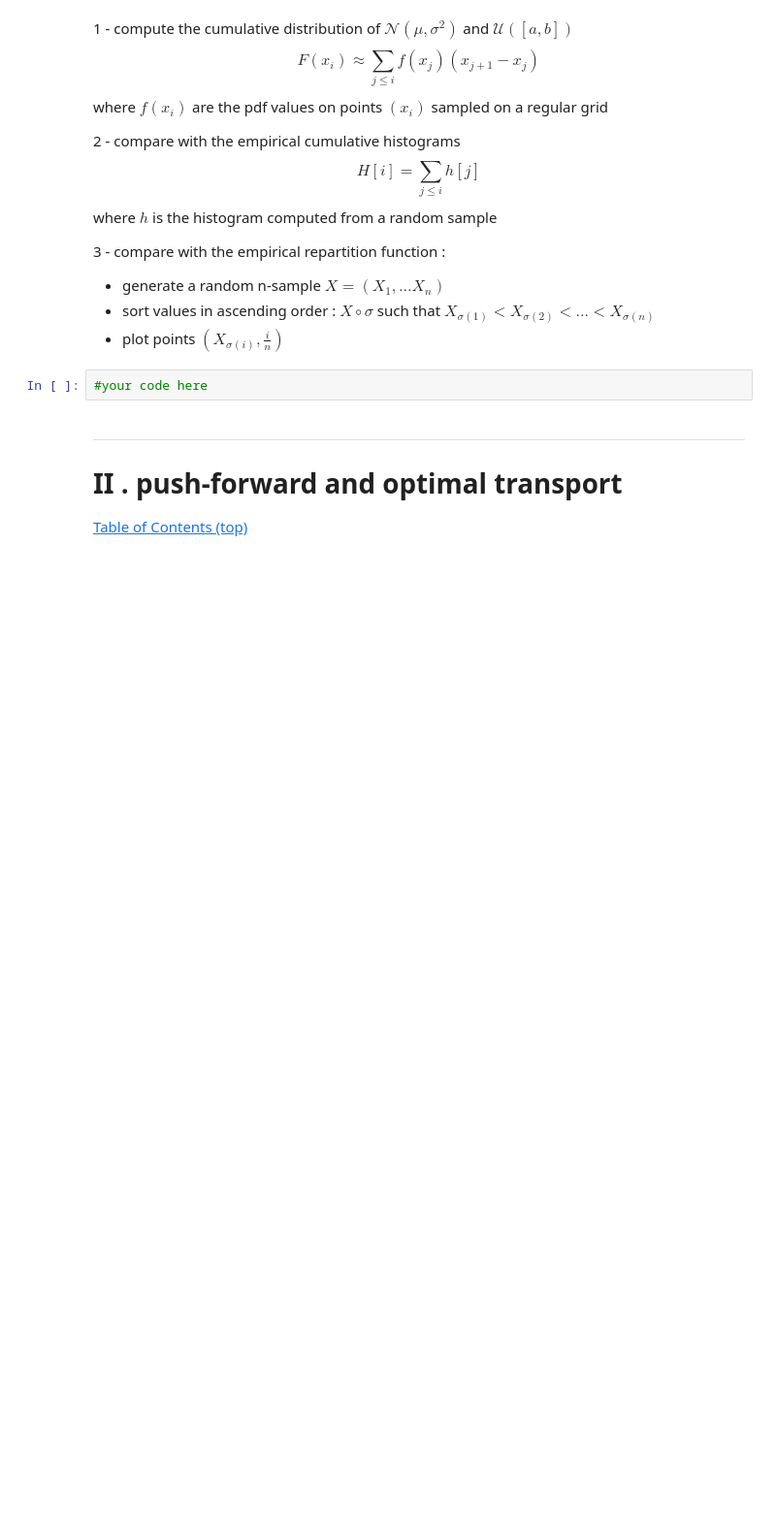
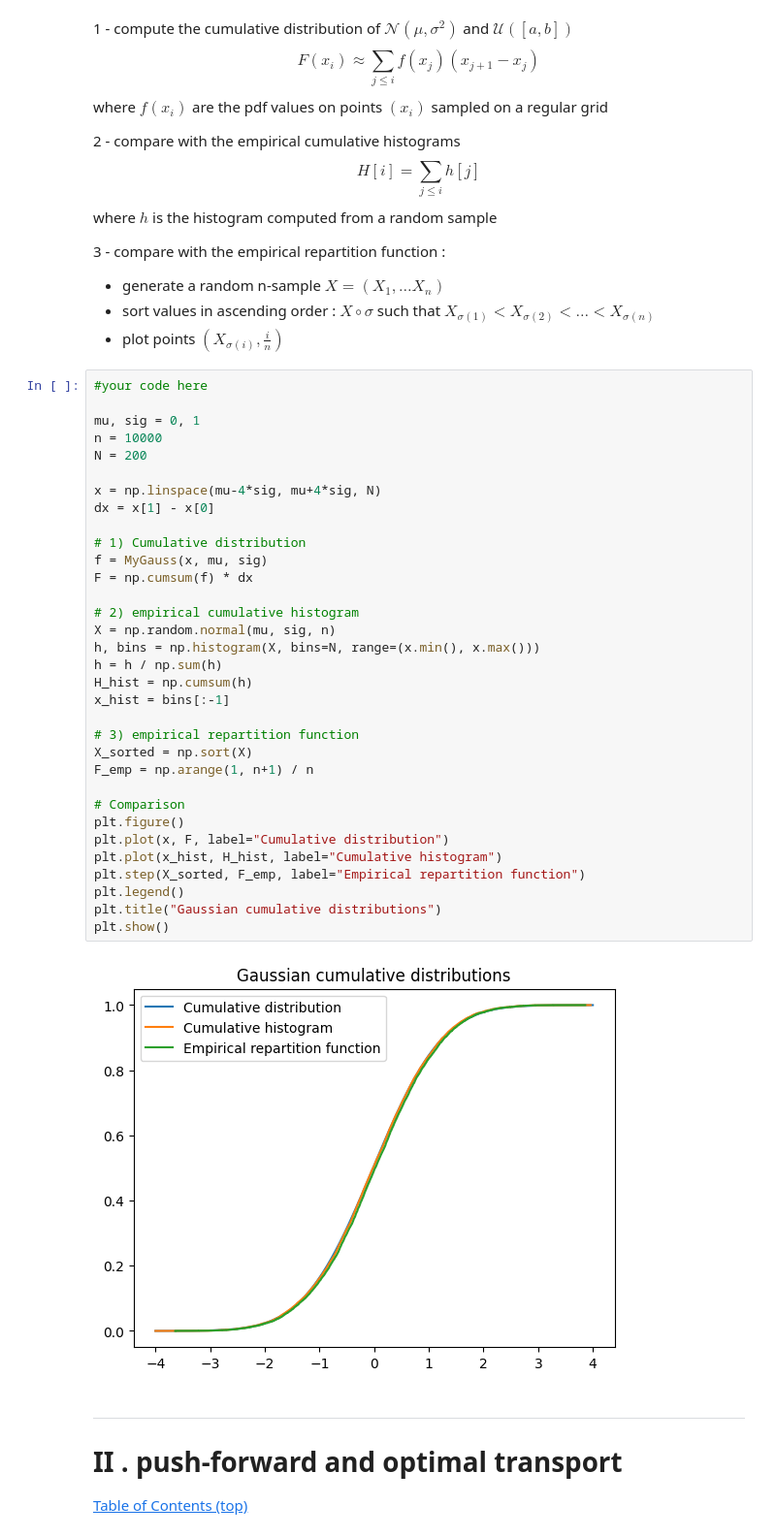
Before and after one commit to 1MrazorT1/Optimal_Transport, a Jupyter notebook: TP1_OT/TP_1_OT_1D_2025.ipynb, the cells around one changed output. Shown at 97% size. Drawn from its saved outputs; the diff is of its cells as text; blank space fills up the shorter version.

```diff
--- a/TP1_OT/TP_1_OT_1D_2025.ipynb
+++ b/TP1_OT/TP_1_OT_1D_2025.ipynb
@@ -258,8 +258,41 @@ where $h$ is the histogram computed from a random sample
 - generate a random n-sample $X = (X_1, \ldots X_n)$
 - sort values in ascending order : $X \circ \sigma$ such that $X_{ \sigma (1)} < X_{ \sigma (2)} < \ldots < X_{ \sigma (n)}$
 - plot points $(X_{ \sigma (i)}, \frac{i}{n})$
-# %%
-#your code here
+# %%
+#your code here
+
+mu, sig = 0, 1
+n = 10000
+N = 200
+
+x = np.linspace(mu-4*sig, mu+4*sig, N)
+dx = x[1] - x[0]
+
+# 1) Cumulative distribution
+f = MyGauss(x, mu, sig)
+F = np.cumsum(f) * dx
+
+# 2) empirical cumulative histogram
+X = np.random.normal(mu, sig, n)
+h, bins = np.histogram(X, bins=N, range=(x.min(), x.max()))
+h = h / np.sum(h)
+H_hist = np.cumsum(h)
+x_hist = bins[:-1]
+
+# 3) empirical repartition function
+X_sorted = np.sort(X)
+F_emp = np.arange(1, n+1) / n
+
+# Comparison
+plt.figure()
+plt.plot(x, F, label="Cumulative distribution")
+plt.plot(x_hist, H_hist, label="Cumulative histogram")
+plt.step(X_sorted, F_emp, label="Empirical repartition function")
+plt.legend()
+plt.title("Gaussian cumulative distributions")
+plt.show()
+# %% [output]
+[figure, added]
 # %% [markdown]
 ____
 # II . push-forward and optimal transport
```
Also changed, not shown: parts of 19 cells of this notebook.
